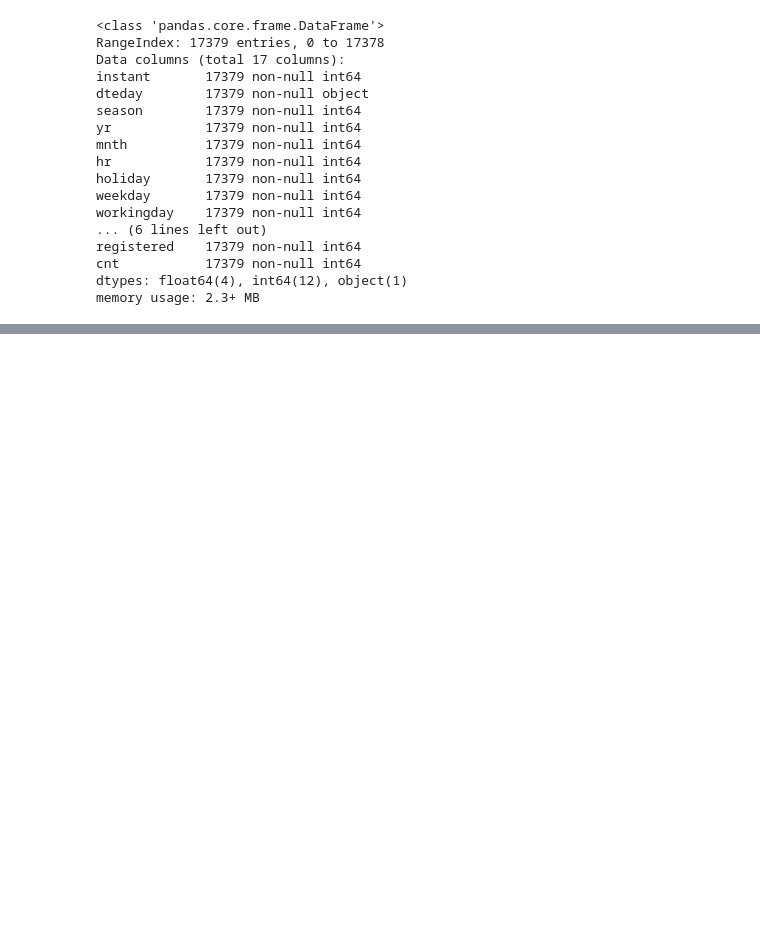
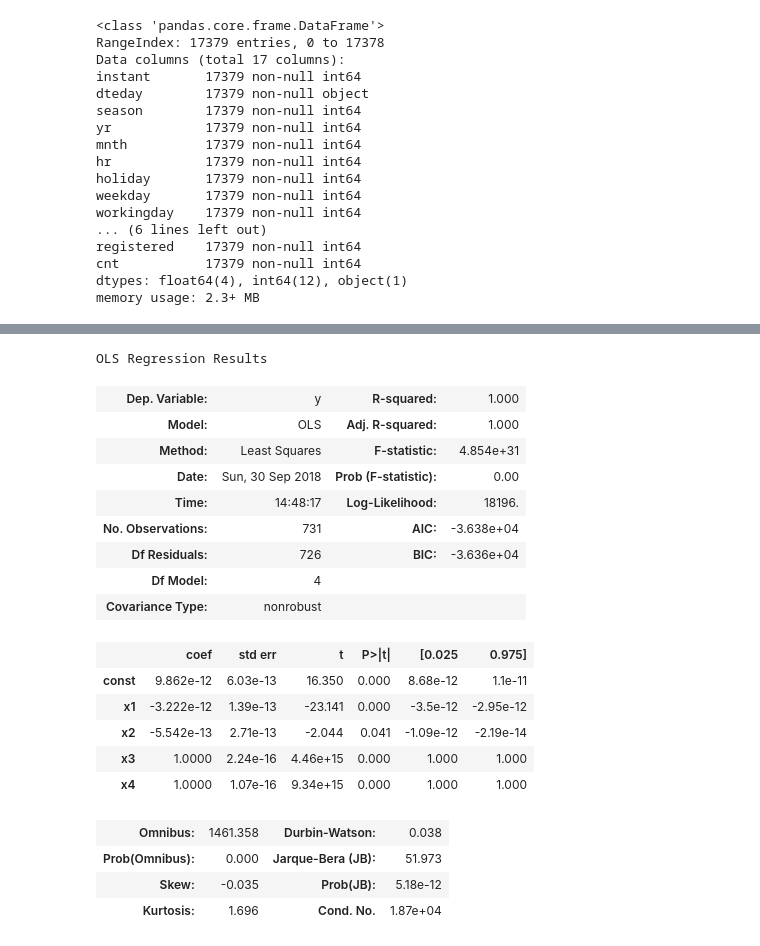
Before and after one commit to mUtterberg/kaggle-projects, a Jupyter notebook: Regressions/Starter.ipynb, the cells around one changed output, grey strips where cells are left out. Saved outputs shown, nothing was run; the diff lists cells and outputs as text; code cells hidden in the pictures; blank space fills up the shorter version.

```diff
--- a/Regressions/Starter.ipynb
+++ b/Regressions/Starter.ipynb
@@ -105,0 +170,25 @@ display(hourly)
+# %%
+X_opt = X_day[:, [0, 1, 7, 12, 13]]
+regressor_OLS = sm.OLS(endog = y_day, exog = X_opt).fit()
+regressor_OLS.summary()
+# %% [output]
+OLS Regression Results
+| Dep. Variable: | y | R-squared: | 1.000 |
+| Model: | OLS | Adj. R-squared: | 1.000 |
+| Method: | Least Squares | F-statistic: | 4.854e+31 |
+| Date: | Sun, 30 Sep 2018 | Prob (F-statistic): | 0.00 |
+| Time: | 14:48:17 | Log-Likelihood: | 18196. |
+| No. Observations: | 731 | AIC: | -3.638e+04 |
+| Df Residuals: | 726 | BIC: | -3.636e+04 |
+| Df Model: | 4 |  |  |
+| Covariance Type: | nonrobust |  |  |
+|  | coef | std err | t | P>|t| | [0.025 | 0.975] |
+| const | 9.862e-12 | 6.03e-13 | 16.350 | 0.000 | 8.68e-12 | 1.1e-11 |
+| x1 | -3.222e-12 | 1.39e-13 | -23.141 | 0.000 | -3.5e-12 | -2.95e-12 |
+| x2 | -5.542e-13 | 2.71e-13 | -2.044 | 0.041 | -1.09e-12 | -2.19e-14 |
+| x3 | 1.0000 | 2.24e-16 | 4.46e+15 | 0.000 | 1.000 | 1.000 |
+| x4 | 1.0000 | 1.07e-16 | 9.34e+15 | 0.000 | 1.000 | 1.000 |
+| Omnibus: | 1461.358 | Durbin-Watson: | 0.038 |
+| Prob(Omnibus): | 0.000 | Jarque-Bera (JB): | 51.973 |
+| Skew: | -0.035 | Prob(JB): | 5.18e-12 |
+| Kurtosis: | 1.696 | Cond. No. | 1.87e+04 |
```
Also changed, not shown: parts of 13 cells of this notebook.
